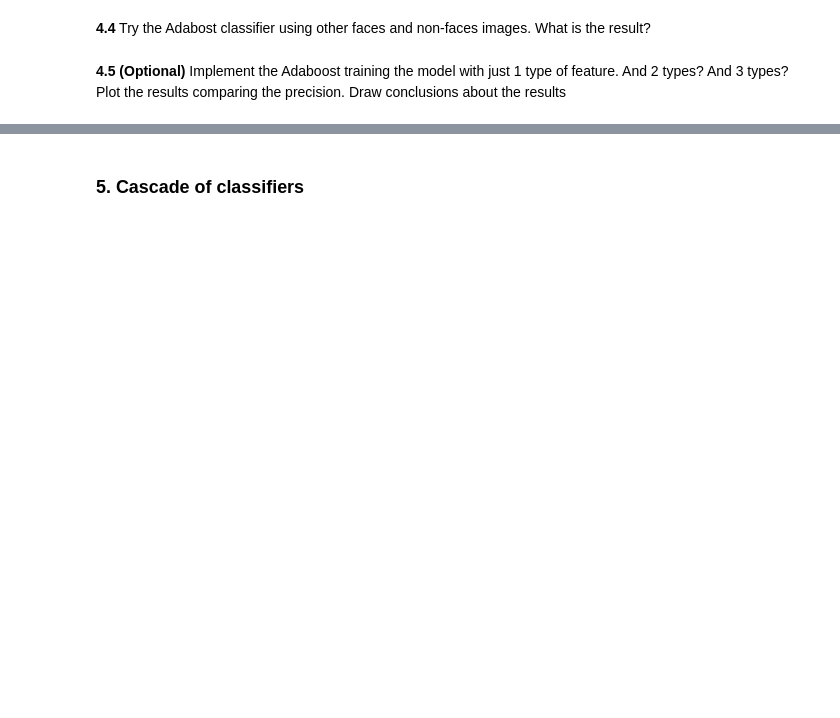
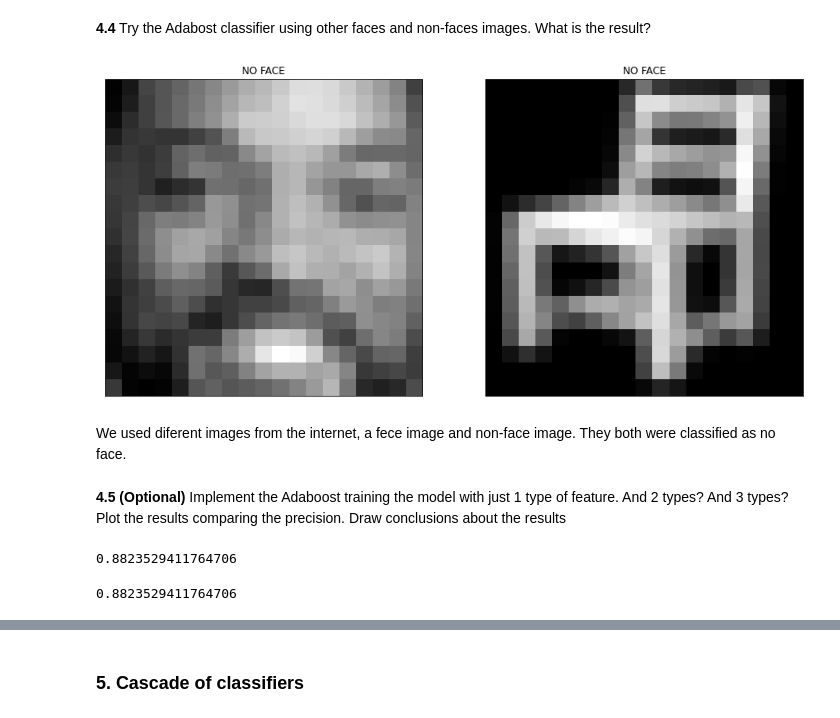
Before and after one commit to PauSolerValades/VA, a Jupyter notebook: Practica6/P6-Part1/P6-Part1.ipynb, the cells around one changed output, grey strips where cells are left out. Saved outputs shown, nothing was run; the diff lists cells and outputs as text; code cells hidden in the pictures; blank space fills up the shorter version.

```diff
--- a/Practica6/P6-Part1/P6-Part1.ipynb
+++ b/Practica6/P6-Part1/P6-Part1.ipynb
@@ -59,6 +59,17 @@ def visualize_n(image_list):
         plt.imshow(image_list[i], cmap='gray')
         plt.xticks([])
         plt.yticks([])
+
+def visualize_n_w_labels(image_list, labels):
+
+    fig=plt.figure(figsize=(15,15))
+    for i in range(len(image_list)):
+
+        fig.add_subplot(1,len(image_list),i +1)
+        plt.imshow(image_list[i], cmap='gray')
+        plt.title(labels[i])
+        plt.xticks([])
+        plt.yticks([])
 # %% [markdown]
 ## Haar-like feature descriptor for face detection
 # %% [markdown]
@@ -321,2 +355,22 @@ ada2.score(X_test, y_test)
+# %%
+from skimage.color import rgb2gray
+from skimage.transform import resize
+
+
+face = rgb2gray(resize(io.imread("more_faces/face.png"), (19, 19)))
+no_face = rgb2gray(resize(io.imread("more_faces/no_face.png") ,(19, 19)))
+
+face_features = extract_feature_image(face, feature_types)
+face_prediction = ada.predict(face_features.reshape(1, -1))
+
+no_face_features = extract_feature_image(no_face, feature_types)
+no_face_prediction = ada.predict(no_face_features.reshape(1, -1))
+
+
+visualize_n_w_labels([face, no_face], [LABELS[face_prediction[0]], LABELS[no_face_prediction[0]]])
+# %% [output]
+[figure, added]
+# %% [markdown]
+We used diferent images from the internet, a fece image and non-face image. They both were classified as no face.
 # %% [markdown]
 **4.5 (Optional)** Implement the Adaboost training the model with just 1 type of feature. And 2 types? And 3 types? Plot the results comparing the precision. Draw conclusions about the results
@@ -324,0 +379,38 @@ ada2.score(X_test, y_test)
+# %%
+feature_types = ['type-2-x']
+
+features_faces = [extract_feature_image(i, feature_types) for i in face_images]
+non_features_faces = [extract_feature_image(i, feature_types) for i in non_face_images]
+
+X = np.array(features_faces + non_features_faces)
+y = np.concatenate((np.ones(len(features_faces)) , np.zeros(len(non_features_faces))))
+
+X_train, X_test, y_train, y_test = train_test_split(X, y)
+
+ada1 = AdaBoostClassifier(n_estimators=50, learning_rate=1.0)
+ada1.fit(X_train, y_train)
+
+score = ada1.score(X_test, y_test)
+scores.append(score)
+print(score)
+# %% [output]
+0.8823529411764706
+# %%
+feature_types = ['type-2-x', 'type-2-y',]
+
+features_faces = [extract_feature_image(i, feature_types) for i in face_images]
+non_features_faces = [extract_feature_image(i, feature_types) for i in non_face_images]
+
+X = np.array(features_faces + non_features_faces)
+y = np.concatenate((np.ones(len(features_faces)) , np.zeros(len(non_features_faces))))
+
+X_train, X_test, y_train, y_test = train_test_split(X, y)
+
+ada2 = AdaBoostClassifier(n_estimators=50, learning_rate=1.0)
+ada2.fit(X_train, y_train)
+
+score = ada2.score(X_test, y_test)
+scores.append(score)
+print(score)
+# %% [output]
+0.8823529411764706
```
Also changed, not shown: parts of 20 cells of this notebook, 2 other files.
